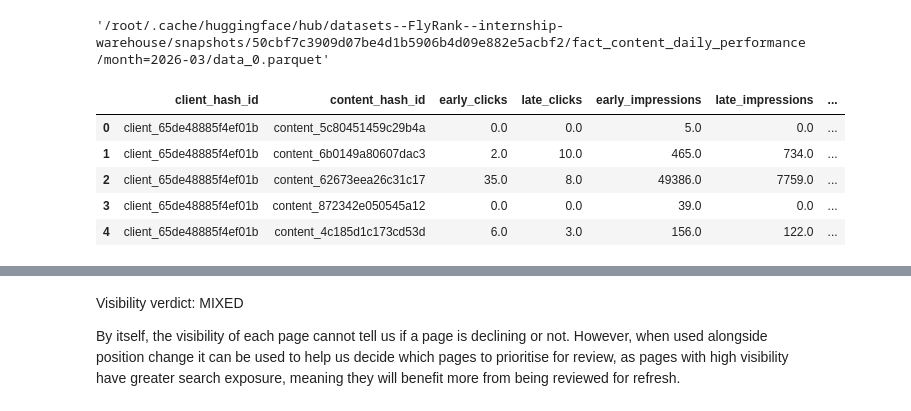
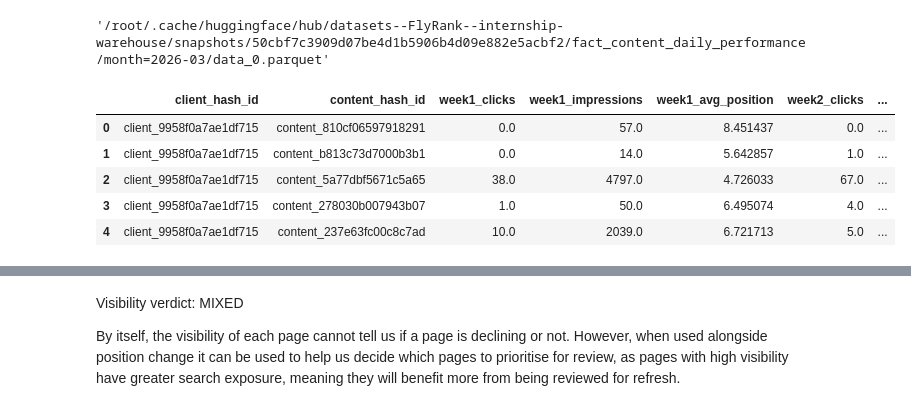
Before and after one commit to JasperOwen/flyrank-ml-internship, a Jupyter notebook: work/notebooks/w04_baseline_score.ipynb, the cells around one changed output, grey strips where cells are left out. Saved outputs shown, nothing was run; the diff lists cells and outputs as text; code cells hidden in the pictures.

```diff
--- a/work/notebooks/w04_baseline_score.ipynb
+++ b/work/notebooks/w04_baseline_score.ipynb
@@ -51,38 +51,34 @@ file_path
 # %%
 page_performance_query = f"""
 SELECT
     client_hash_id,
     content_hash_id,
 
-    -- volume signal: clicks, both windows (SUM is safe here, no zero-quirk on clicks)
-    SUM(CASE WHEN report_date <= '2026-03-15' THEN gsc_clicks ELSE 0 END) AS early_clicks,
-    SUM(CASE WHEN report_date >  '2026-03-15' THEN gsc_clicks ELSE 0 END) AS late_clicks,
+    -- Week 1 (March 1-6)
+    SUM(CASE WHEN report_date <= '2026-03-07' THEN gsc_clicks ELSE 0 END) AS week1_clicks,
+    SUM(CASE WHEN report_date <= '2026-03-07' THEN gsc_impressions ELSE 0 END) AS week1_impressions,
+    AVG(CASE WHEN report_date <= '2026-03-07' AND gsc_avg_position > 0 THEN gsc_avg_position ELSE NULL END) AS week1_avg_position,
 
-    -- visibility floor + CTR ingredient: impressions, both windows
-    SUM(CASE WHEN report_date <= '2026-03-15' THEN gsc_impressions ELSE 0 END) AS early_impressions,
-    SUM(CASE WHEN report_date >  '2026-03-15' THEN gsc_impressions ELSE 0 END) AS late_impressions,
-
-    -- position signal: AVG, both windows, excluding the position=0 data quirk
-    AVG(CASE WHEN report_date <= '2026-03-15' AND gsc_avg_position > 0
-             THEN gsc_avg_position ELSE NULL END) AS early_avg_position,
-    AVG(CASE WHEN report_date >  '2026-03-15' AND gsc_avg_position > 0
-             THEN gsc_avg_position ELSE NULL END) AS late_avg_position
+    -- Week 2 (March 8-15)
+    SUM(CASE WHEN report_date > '2026-03-07' AND report_date <= '2026-03-15' THEN gsc_clicks ELSE 0 END) AS week2_clicks,
+    SUM(CASE WHEN report_date > '2026-03-07' AND report_date <= '2026-03-15' THEN gsc_impressions ELSE 0 END) AS week2_impressions,
+    AVG(CASE WHEN report_date > '2026-03-07' AND report_date <= '2026-03-15' AND gsc_avg_position > 0 THEN gsc_avg_position ELSE NULL END) AS week2_avg_position,
 
 FROM read_parquet('{file_path}')
 WHERE gsc_data_available IS TRUE
   AND ga4_data_available IS TRUE
 GROUP BY client_hash_id, content_hash_id
 """
 
 page_performance = con.sql(page_performance_query).df()
 page_performance.head()
 # %% [output]
-|  | client_hash_id | content_hash_id | early_clicks | late_clicks | early_impressions | late_impressions | ... |
-| 0 | client_65de48885f4ef01b | content_5c80451459c29b4a | 0.0 | 0.0 | 5.0 | 0.0 | ... |
-| 1 | client_65de48885f4ef01b | content_6b0149a80607dac3 | 2.0 | 10.0 | 465.0 | 734.0 | ... |
-| 2 | client_65de48885f4ef01b | content_62673eea26c31c17 | 35.0 | 8.0 | 49386.0 | 7759.0 | ... |
-| 3 | client_65de48885f4ef01b | content_872342e050545a12 | 0.0 | 0.0 | 39.0 | 0.0 | ... |
-| 4 | client_65de48885f4ef01b | content_4c185d1c173cd53d | 6.0 | 3.0 | 156.0 | 122.0 | ... |
+|  | client_hash_id | content_hash_id | week1_clicks | week1_impressions | week1_avg_position | week2_clicks | ... |
+| 0 | client_9958f0a7ae1df715 | content_810cf06597918291 | 0.0 | 57.0 | 8.451437 | 0.0 | ... |
+| 1 | client_9958f0a7ae1df715 | content_b813c73d7000b3b1 | 0.0 | 14.0 | 5.642857 | 1.0 | ... |
+| 2 | client_9958f0a7ae1df715 | content_5a77dbf5671c5a65 | 38.0 | 4797.0 | 4.726033 | 67.0 | ... |
+| 3 | client_9958f0a7ae1df715 | content_278030b007943b07 | 1.0 | 50.0 | 6.495074 | 4.0 | ... |
+| 4 | client_9958f0a7ae1df715 | content_237e63fc00c8c7ad | 10.0 | 2039.0 | 6.721713 | 5.0 | ... |
 # %%
 import numpy as np
 import pandas as pd
```
Also changed, not shown: parts of 17 cells of this notebook.
